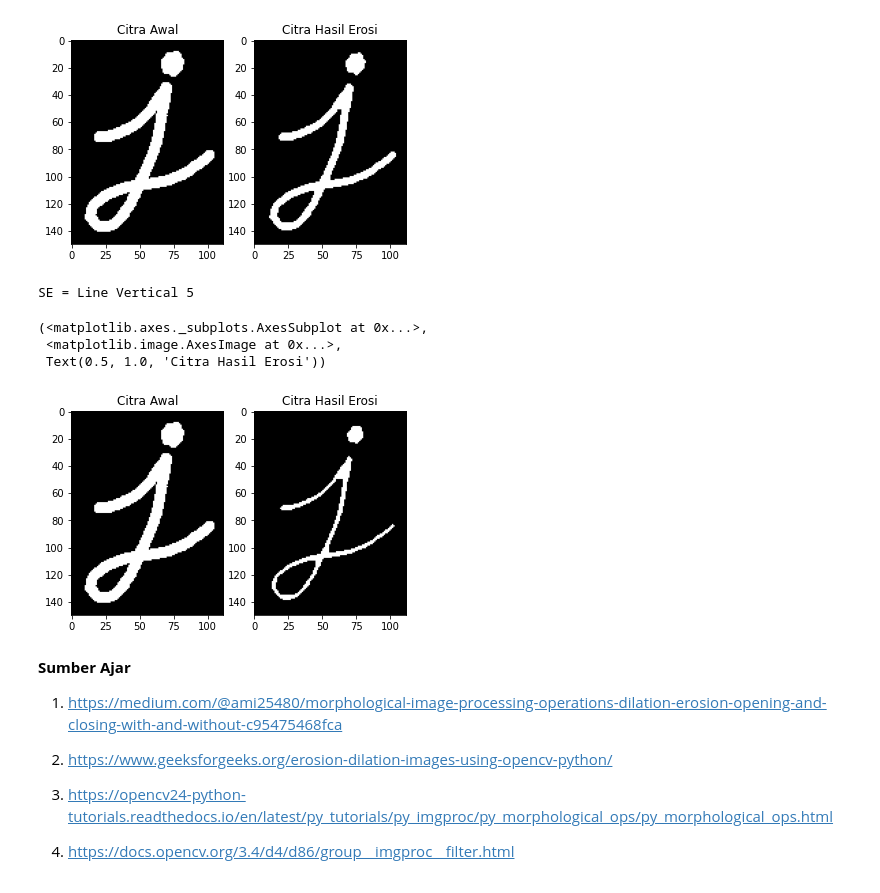
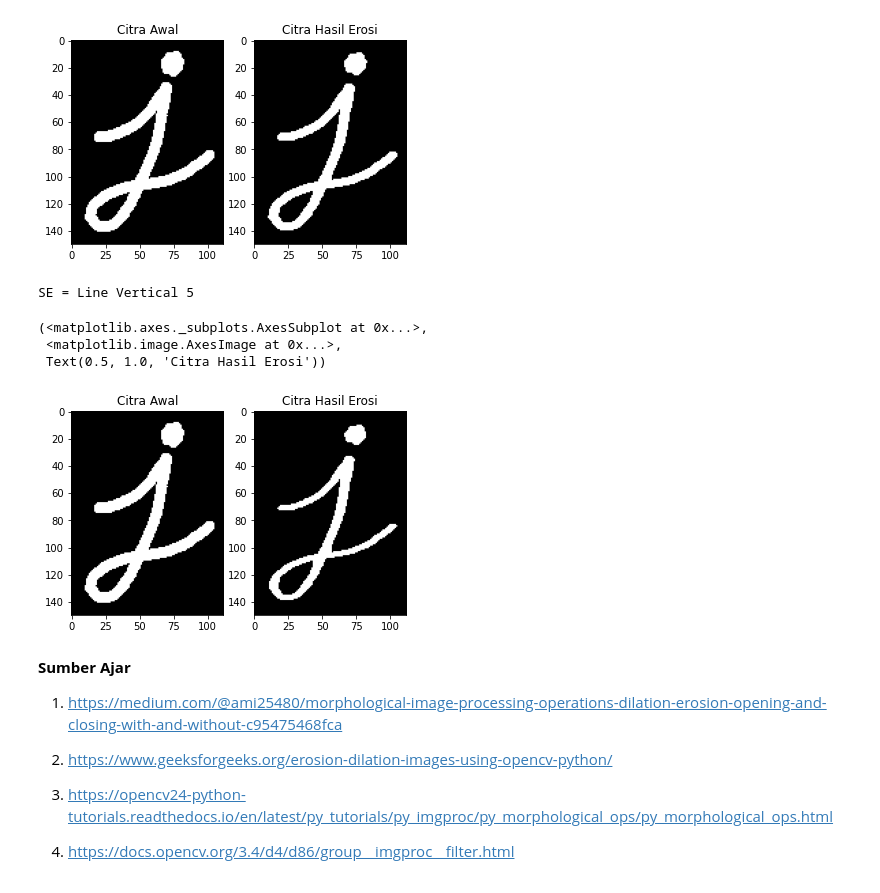
Before and after one commit to rizkinahayyuni/PCVK_Genap_2022, a Jupyter notebook: Modul8.ipynb, the cells around one changed output. Saved outputs shown, nothing was run; the diff lists cells and outputs as text; code cells hidden in the pictures.

```diff
--- a/Modul8.ipynb
+++ b/Modul8.ipynb
@@ -257,18 +257,18 @@ SE = Line Vertical 3
  Text(0.5, 1.0, 'Citra Hasil Erosi'))
 [figure]
 # %%
-kernel_lv5 = cv.getStructuringElement(cv.MORPH_RECT, (5, 5))
+kernel_lv5 = np.ones((5,1),np.uint8)
 cross_lv5 = cv.morphologyEx(j_img, cv.MORPH_ERODE, kernel_lv5)
 
 print('SE = Line Vertical 5')
 plt.subplot(121),plt.imshow(j_img, cmap='gray'),plt.title('Citra Awal')
 plt.subplot(122),plt.imshow(cross_lv5, cmap='gray'),plt.title('Citra Hasil Erosi')
 # %% [output]
 SE = Line Vertical 5
 (<matplotlib.axes._subplots.AxesSubplot at 0x...>,
  <matplotlib.image.AxesImage at 0x...>,
  Text(0.5, 1.0, 'Citra Hasil Erosi'))
-[figure, old version]
+[figure, new version]
 # %% [markdown]
 **Sumber Ajar**
 
```
Also changed, not shown: parts of 1 cell of this notebook.
